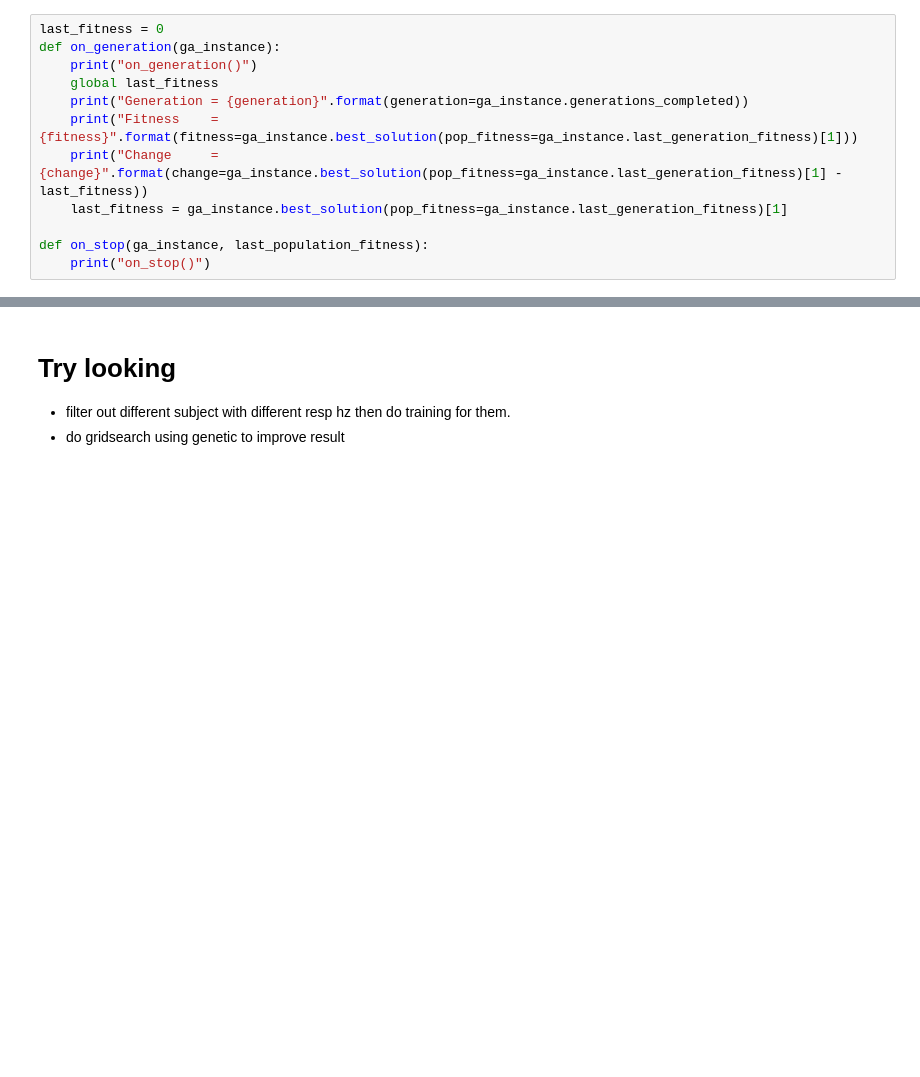
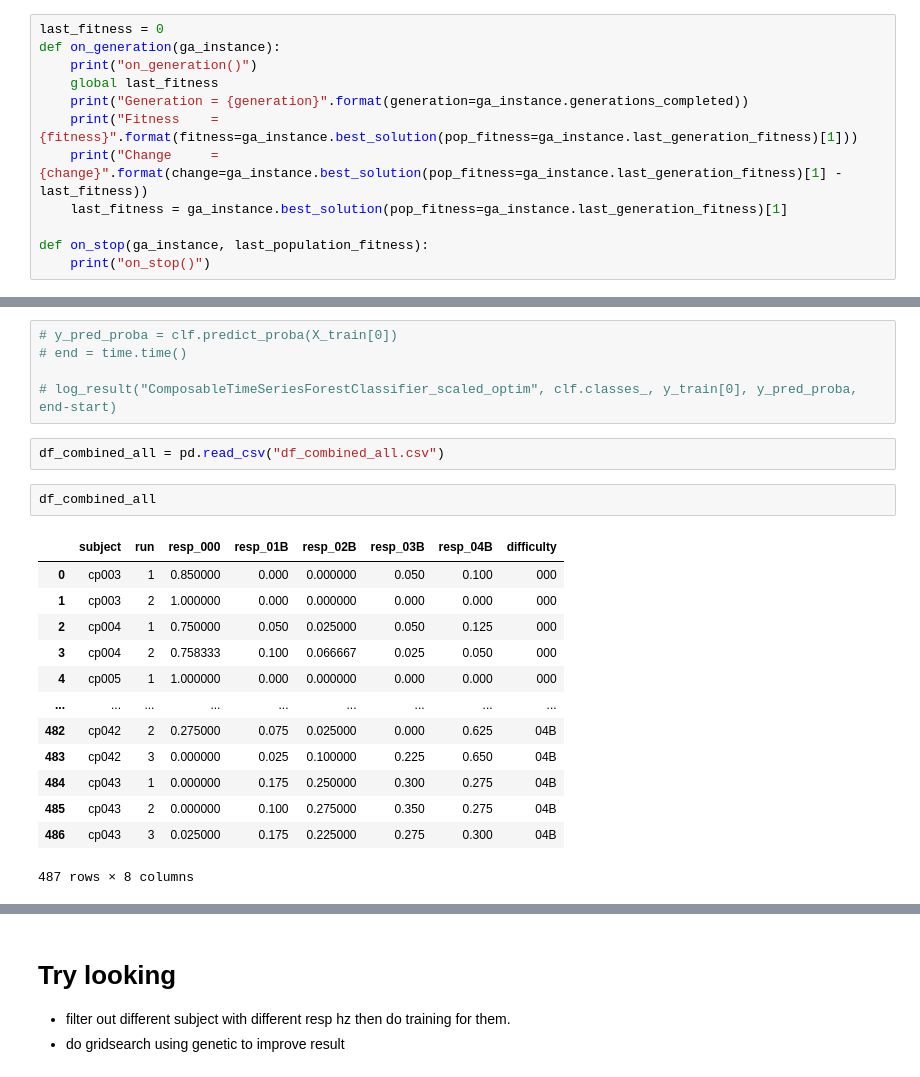
Before and after one commit to erjieyong/Data_Science_Projects, a Jupyter notebook: CogPilot_Challenge/starterCode/ppg_split_pilot.ipynb, the cells around one changed output, grey strips where cells are left out. Saved outputs shown, nothing was run; the diff lists cells and outputs as text; blank space fills up the shorter version.

```diff
--- a/CogPilot_Challenge/starterCode/ppg_split_pilot.ipynb
+++ b/CogPilot_Challenge/starterCode/ppg_split_pilot.ipynb
@@ -1238,0 +1262,23 @@ if ga_instance.best_solution_generation != -1:
+# %%
+# y_pred_proba = clf.predict_proba(X_train[0])
+# end = time.time()
+
+# log_result("ComposableTimeSeriesForestClassifier_scaled_optim", clf.classes_, y_train[0], y_pred_proba, end-start)
+# %%
+df_combined_all = pd.read_csv("df_combined_all.csv")
+# %%
+df_combined_all
+# %% [output]
+|  | subject | run | resp_000 | resp_01B | resp_02B | resp_03B | resp_04B | difficulty |
+| 0 | cp003 | 1 | 0.850000 | 0.000 | 0.000000 | 0.050 | 0.100 | 000 |
+| 1 | cp003 | 2 | 1.000000 | 0.000 | 0.000000 | 0.000 | 0.000 | 000 |
+| 2 | cp004 | 1 | 0.750000 | 0.050 | 0.025000 | 0.050 | 0.125 | 000 |
+| 3 | cp004 | 2 | 0.758333 | 0.100 | 0.066667 | 0.025 | 0.050 | 000 |
+| 4 | cp005 | 1 | 1.000000 | 0.000 | 0.000000 | 0.000 | 0.000 | 000 |
+| ... | ... | ... | ... | ... | ... | ... | ... | ... |
+| 482 | cp042 | 2 | 0.275000 | 0.075 | 0.025000 | 0.000 | 0.625 | 04B |
+| 483 | cp042 | 3 | 0.000000 | 0.025 | 0.100000 | 0.225 | 0.650 | 04B |
+| 484 | cp043 | 1 | 0.000000 | 0.175 | 0.250000 | 0.300 | 0.275 | 04B |
+| 485 | cp043 | 2 | 0.000000 | 0.100 | 0.275000 | 0.350 | 0.275 | 04B |
+| 486 | cp043 | 3 | 0.025000 | 0.175 | 0.225000 | 0.275 | 0.300 | 04B |
+487 rows × 8 columns
```
Also changed, not shown: parts of 26 cells of this notebook, 2 other files.
